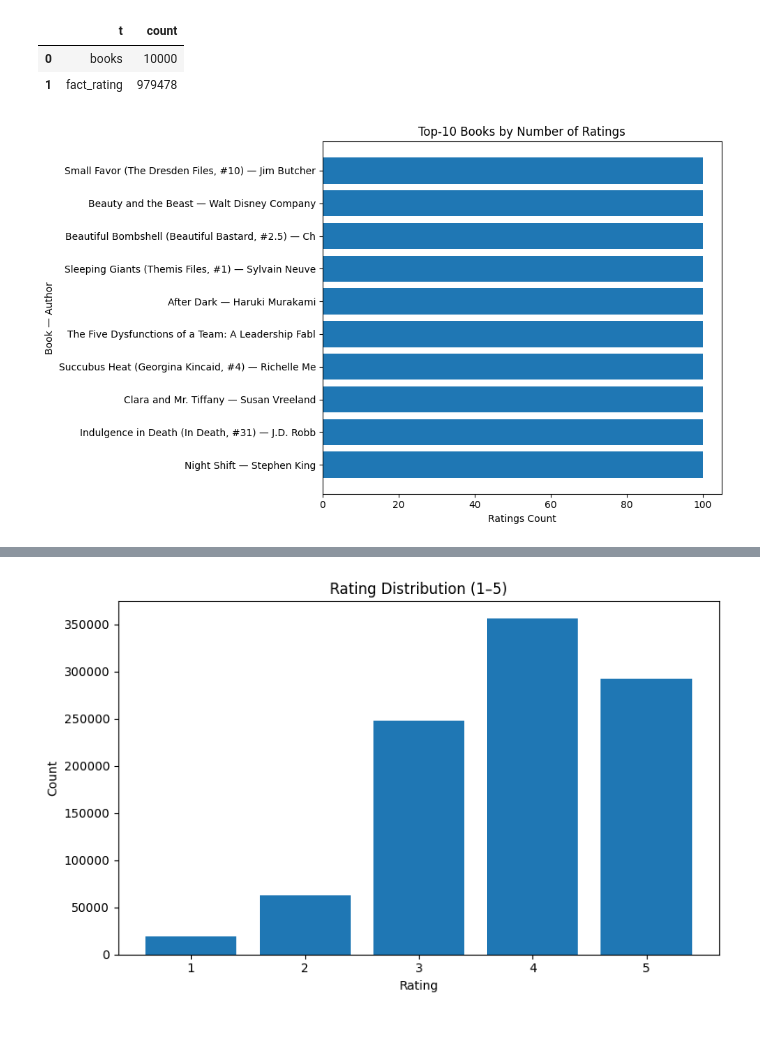
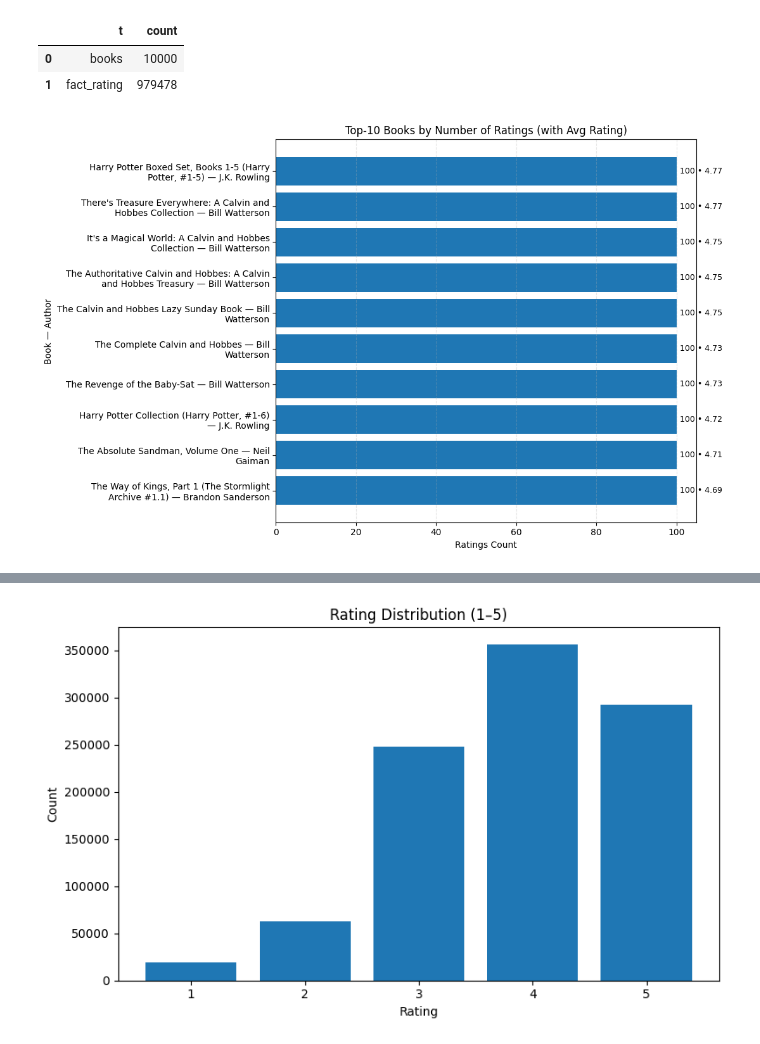
Before and after one commit to mariak789/goodreads-data-pipeline, a Jupyter notebook: notebooks/ratings_dashboard.ipynb, the cells around one changed output, grey strips where cells are left out. Saved outputs shown, nothing was run; the diff lists cells and outputs as text; code cells hidden in the pictures.

```diff
--- a/notebooks/ratings_dashboard.ipynb
+++ b/notebooks/ratings_dashboard.ipynb
@@ -30,36 +30,56 @@ pd.read_sql(counts_sql, engine)
 | 0 | books | 10000 |
 | 1 | fact_rating | 979478 |
 # %%
-# --- Top-10 Books by number of ratings ---
+import textwrap
+import matplotlib.pyplot as plt
+import pandas as pd
+
 sql_top_books = """
 SELECT
   b.book_id,
   b.source_book_id,
   b.title,
   b.authors,
   COUNT(fr.rating)        AS ratings_count,
   ROUND(AVG(fr.rating),2) AS avg_rating
 FROM dwh.fact_rating fr
 JOIN dwh.books b
   ON b.source_book_id = fr.book_id
 GROUP BY b.book_id, b.source_book_id, b.title, b.authors
-ORDER BY ratings_count DESC
+ORDER BY ratings_count DESC, avg_rating DESC, b.title
 LIMIT 10;
 """
+
 df_books = pd.read_sql(sql_top_books, engine)
 
-# Plot with matplotlib (no seaborn, one chart per cell)
-plt.figure(figsize=(10, 6))
-# shorten long titles for readability
-labels = (df_books["title"] + " — " + df_books["authors"].str.split(",").str[0]).str.slice(0, 50)
-plt.barh(labels.iloc[::-1], df_books["ratings_count"].iloc[::-1])
-plt.title("Top-10 Books by Number of Ratings")
-plt.xlabel("Ratings Count")
-plt.ylabel("Book — Author")
+# Compact, readable labels: "Title — FirstAuthor"
+labels = (df_books["title"] + " — " + df_books["authors"].str.split(",").str[0])
+# wrap to avoid super long lines
+labels_wrapped = [textwrap.fill(s, width=45) for s in labels]
+
+fig, ax = plt.subplots(figsize=(11, 7))
+ax.barh(labels_wrapped[::-1], df_books["ratings_count"].iloc[::-1])
+
+# X-axis padding + grid
+ax.set_xlim(0, df_books["ratings_count"].max() + 5)
+ax.grid(axis="x", linestyle="--", alpha=0.3)
+
+# Add value labels at bar ends: "100 • 4.12"
+for y, (n, avg) in enumerate(
+    zip(df_books["ratings_count"].iloc[::-1], df_books["avg_rating"].iloc[::-1])
+):
+    ax.text(n + 0.8, y, f"{int(n)} • {avg:.2f}", va="center", fontsize=9)
+
+ax.set_title("Top-10 Books by Number of Ratings (with Avg Rating)")
+ax.set_xlabel("Ratings Count")
+ax.set_ylabel("Book — Author")
+
+# more room for long labels on the left
+plt.subplots_adjust(left=0.35, right=0.95, top=0.9, bottom=0.08)
 plt.tight_layout()
 plt.show()
 
-df_books  # to also see the table under the chart
+df_books
 # %% [output]
-[figure, old version]
+[figure, new version]
 |  | book_id | source_book_id | title | authors | ratings_count | avg_rating |
```
Also changed, not shown: parts of 2 cells of this notebook, 2 other files.
